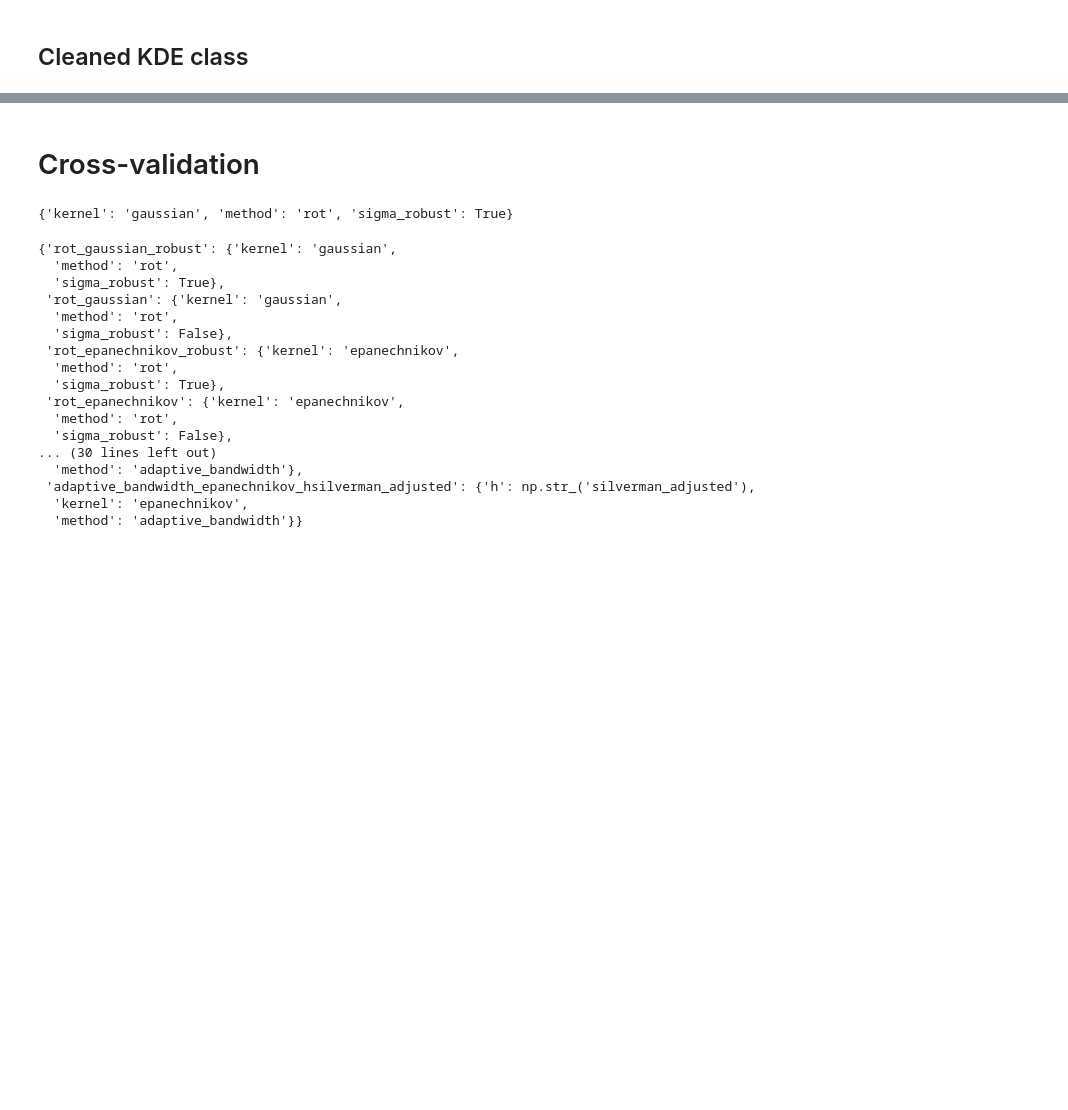
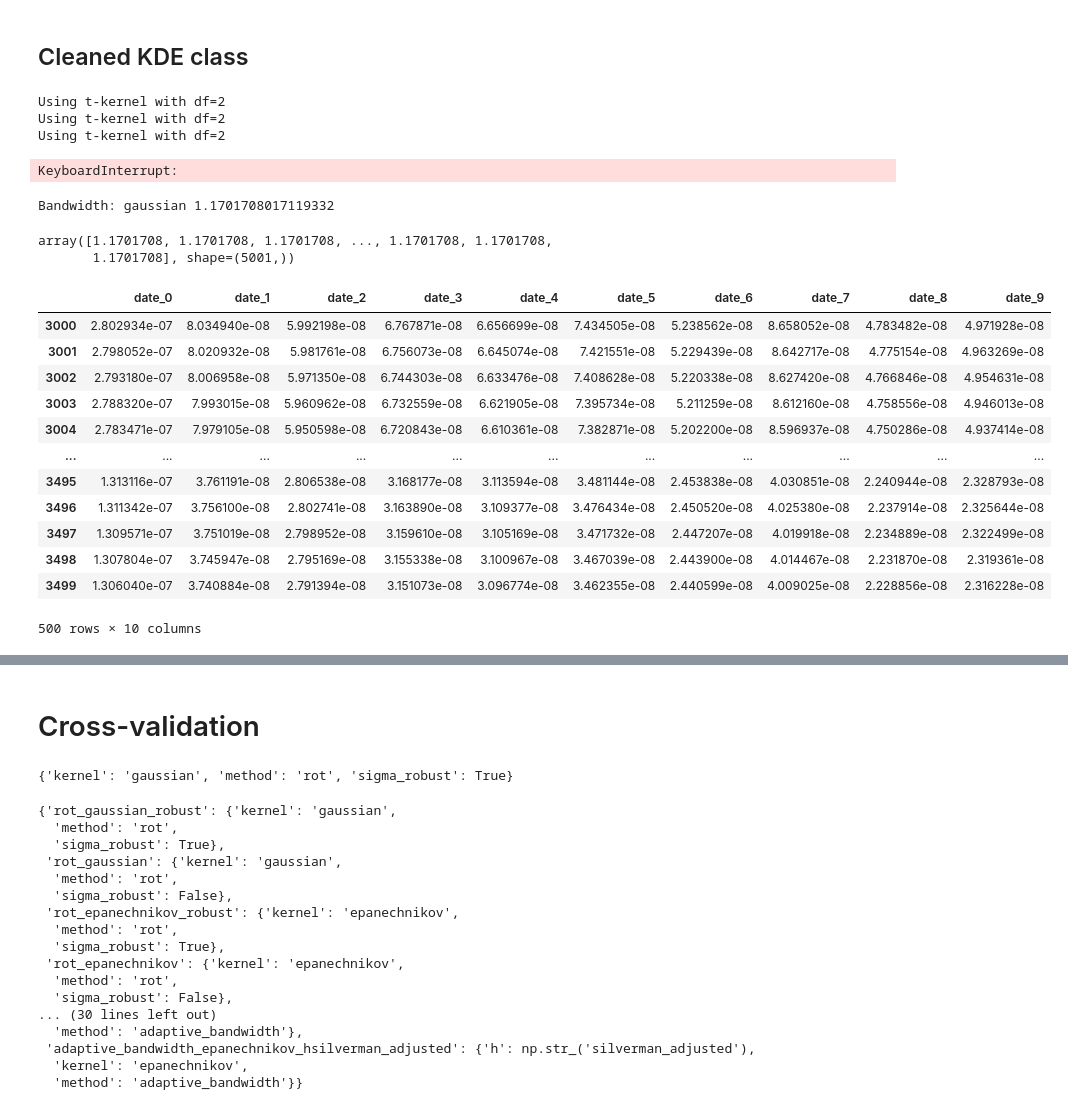
Before and after one commit to matheus-vizzotto/densities4risk, a Jupyter notebook: notebooks/development/bandwidth_selection.ipynb, the cells around one changed output, grey strips where cells are left out. Saved outputs shown, nothing was run; the diff lists cells and outputs as text; code cells hidden in the pictures; blank space fills up the shorter version.

```diff
--- a/notebooks/development/bandwidth_selection.ipynb
+++ b/notebooks/development/bandwidth_selection.ipynb
@@ -990,3 +873,60 @@ class KernelDensityEstimation:
         kde = kernel_fn(u, **self.kernel_params)
 
         return kde
+# %%
+def df_to_densities(
+        X: pd.DataFrame,
+        h: pd.DataFrame,
+        kernel: str = "gaussian",
+        method: str = "rot",
+        m=5001,
+        **kwargs
+        ) -> pd.DataFrame:
+
+        base_grid = np.linspace(X.min().min(), X.max().max(), m)
+
+        results = {}
+        results_grids = {}
+        for col_name in X.columns:
+                col = X.loc[:, col_name]
+                h_col = h.loc[:, col_name].values
+                kde = KernelDensityEstimation(kernel=kernel, **kwargs)
+                grid, density = kde.transform(col, h=h_col, grid=base_grid)
+                results_grids[col_name] = grid
+                results[col_name] = density
+
+        df_grids = pd.DataFrame(results_grids)
+        df_densities = pd.DataFrame(results)
+
+        return df_grids, df_densities
+# %%
+df_h = df_bandwidth_selector(X, kernel="gaussian", method="rot")
+df_grids, df_densities = df_to_densities(X, df_h, kernel="t-student", df=2)
+# %% [output]
+Using t-kernel with df=2
+Using t-kernel with df=2
+Using t-kernel with df=2
+KeyboardInterrupt:
+# %%
+bw = BandwidthSelector(X.iloc[:,0], kernel="gaussian")
+bw.rot()
+# %% [output]
+Bandwidth: gaussian 1.1701708017119332
+array([1.1701708, 1.1701708, 1.1701708, ..., 1.1701708, 1.1701708,
+       1.1701708], shape=(5001,))
+# %%
+df_densities.iloc[3000:3500,:]
+# %% [output]
+|  | date_0 | date_1 | date_2 | date_3 | date_4 | date_5 | date_6 | date_7 | date_8 | date_9 |
+| 3000 | 2.802934e-07 | 8.034940e-08 | 5.992198e-08 | 6.767871e-08 | 6.656699e-08 | 7.434505e-08 | 5.238562e-08 | 8.658052e-08 | 4.783482e-08 | 4.971928e-08 |
+| 3001 | 2.798052e-07 | 8.020932e-08 | 5.981761e-08 | 6.756073e-08 | 6.645074e-08 | 7.421551e-08 | 5.229439e-08 | 8.642717e-08 | 4.775154e-08 | 4.963269e-08 |
+| 3002 | 2.793180e-07 | 8.006958e-08 | 5.971350e-08 | 6.744303e-08 | 6.633476e-08 | 7.408628e-08 | 5.220338e-08 | 8.627420e-08 | 4.766846e-08 | 4.954631e-08 |
+| 3003 | 2.788320e-07 | 7.993015e-08 | 5.960962e-08 | 6.732559e-08 | 6.621905e-08 | 7.395734e-08 | 5.211259e-08 | 8.612160e-08 | 4.758556e-08 | 4.946013e-08 |
+| 3004 | 2.783471e-07 | 7.979105e-08 | 5.950598e-08 | 6.720843e-08 | 6.610361e-08 | 7.382871e-08 | 5.202200e-08 | 8.596937e-08 | 4.750286e-08 | 4.937414e-08 |
+| ... | ... | ... | ... | ... | ... | ... | ... | ... | ... | ... |
+| 3495 | 1.313116e-07 | 3.761191e-08 | 2.806538e-08 | 3.168177e-08 | 3.113594e-08 | 3.481144e-08 | 2.453838e-08 | 4.030851e-08 | 2.240944e-08 | 2.328793e-08 |
+| 3496 | 1.311342e-07 | 3.756100e-08 | 2.802741e-08 | 3.163890e-08 | 3.109377e-08 | 3.476434e-08 | 2.450520e-08 | 4.025380e-08 | 2.237914e-08 | 2.325644e-08 |
+| 3497 | 1.309571e-07 | 3.751019e-08 | 2.798952e-08 | 3.159610e-08 | 3.105169e-08 | 3.471732e-08 | 2.447207e-08 | 4.019918e-08 | 2.234889e-08 | 2.322499e-08 |
+| 3498 | 1.307804e-07 | 3.745947e-08 | 2.795169e-08 | 3.155338e-08 | 3.100967e-08 | 3.467039e-08 | 2.443900e-08 | 4.014467e-08 | 2.231870e-08 | 2.319361e-08 |
+| 3499 | 1.306040e-07 | 3.740884e-08 | 2.791394e-08 | 3.151073e-08 | 3.096774e-08 | 3.462355e-08 | 2.440599e-08 | 4.009025e-08 | 2.228856e-08 | 2.316228e-08 |
+500 rows × 10 columns
```
Also changed, not shown: parts of 12 cells of this notebook, 3 other files.
